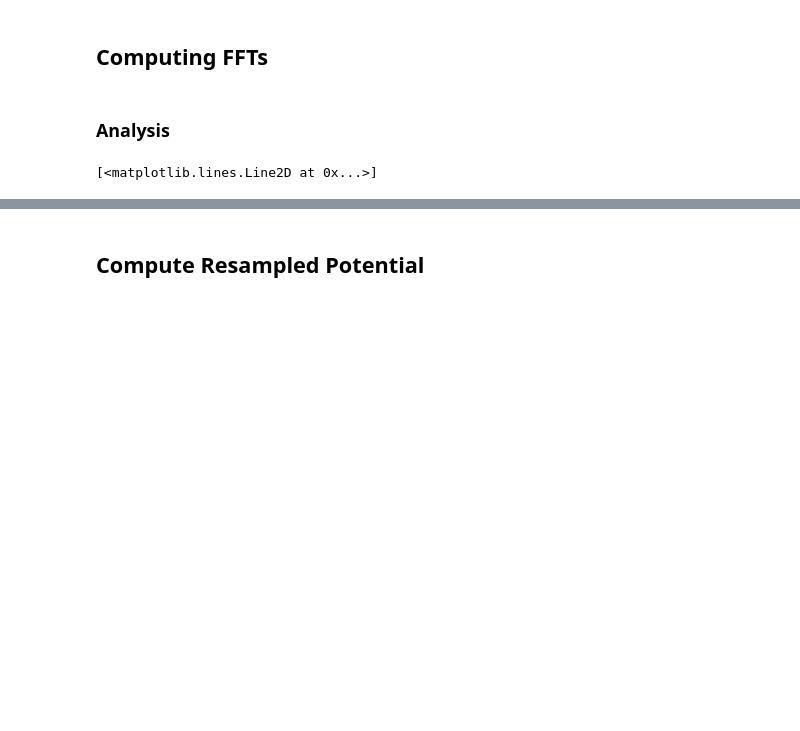
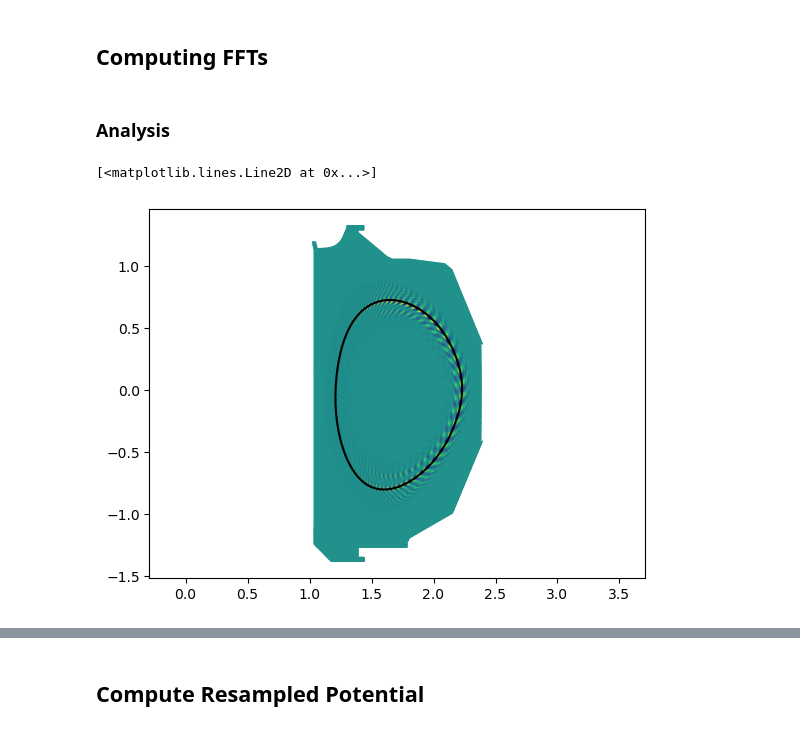
Before and after one commit to Maplenormandy/c1lgkt, a Jupyter notebook: bin/ballooning_filter.ipynb, the cells around one changed output, grey strips where cells are left out. Saved outputs shown, nothing was run; the diff lists cells and outputs as text; code cells hidden in the pictures; blank space fills up the shorter version.

```diff
--- a/bin/ballooning_filter.ipynb
+++ b/bin/ballooning_filter.ipynb
@@ -52,7 +52,7 @@ geom_files = {
     'fdmat_filename': R'D:\Documents\IFS\hmode_jet\fdmat.pkl',
     'min_e_filename': R'D:\Documents\IFS\hmode_jet\min_E_mat.pkl'
 }
-geom = XgcGeomHandler(eq, xgcdata, theta0_mode='max_drive', **geom_files)
+geom = XgcGeomHandler(eq, xgcdata, theta0_mode='midplane', **geom_files)
 # %%
 # %% Load the potential at one time point
 tind = 424
@@ -63,19 +60,0 @@ zonal_fields = XgcZonalFieldHandler(eq, xgcdata, tind)
-# %%
-# %% Plot the equilibrium along with theta0
-plt.figure()
-ax = plt.subplot(111)
-eq.plot_magnetic_geometry(ax)
-
-r0 = []
-z0 = []
-
-for ksurf in range(1, geom.nsurf):
-    r = geom.rz_node[geom.breaks_surf[ksurf]:geom.breaks_surf[ksurf+1],0]
-    z = geom.rz_node[geom.breaks_surf[ksurf]:geom.breaks_surf[ksurf+1],1]
-
-    theta_surf = geom.theta_node[geom.breaks_surf[ksurf]:geom.breaks_surf[ksurf+1]]
-
-    r0.append(scipy.interpolate.CubicSpline(periodify(theta_surf), periodify(r, period=0))(0))
-    z0.append(scipy.interpolate.CubicSpline(periodify(theta_surf), periodify(z, period=0))(0))
-
-plt.plot(r0, z0)
@@ -171,7 +148,7 @@ for ksurf in tqdm(range(ksurf0, ksurf1)):
         dpot_upsamp[kphi,:] = dpot_filter
 
     ## Compute then restrict the fft
-    dpot_upsamp_fft = np.fft.rfft(dpot_upsamp, axis=0)
+    dpot_upsamp_fft = np.fft.rfft(dpot_upsamp, axis=0, norm='forward')
     dpot_fft[:,geom.breaks_surf[ksurf]:geom.breaks_surf[ksurf+1]] = dpot_upsamp_fft[:nphi2//2+1,:]
 # %% [markdown]
 ### Analysis
@@ -185,16 +162,17 @@ for k in range(ksurf0,ksurf1):
 # %%
 # %% Plot the FFT at a given n
 
 plt.figure()
 plt.axis('equal')
-plt.tripcolor(geom.rz_tri, np.real(dpot_fft[9,:]), shading='gouraud')
+plt.tripcolor(geom.rz_tri, np.real(dpot_fft[13,:]), shading='gouraud')
 
 ksurf = 200
 rz_surf = geom.rz_node[geom.breaks_surf[ksurf]:geom.breaks_surf[ksurf+1],:]
 
 plt.plot(rz_surf[:,0], rz_surf[:,1], c='k')
 # %% [output]
 [<matplotlib.lines.Line2D at 0x...>]
+[figure, added]
 # %%
 # %% Plot the power spectrum as a function of q
 
```
Also changed, not shown: parts of 7 cells of this notebook, 7 other files.
